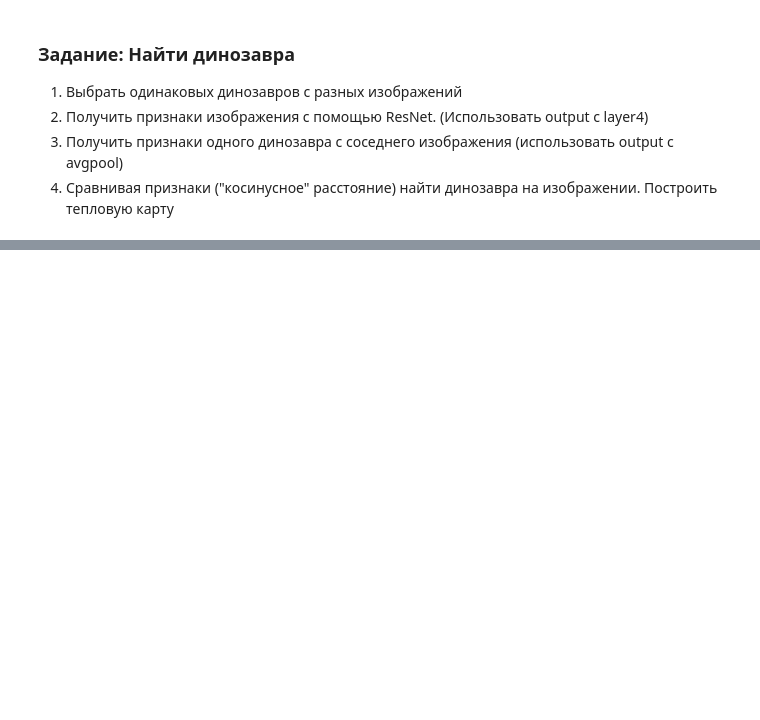
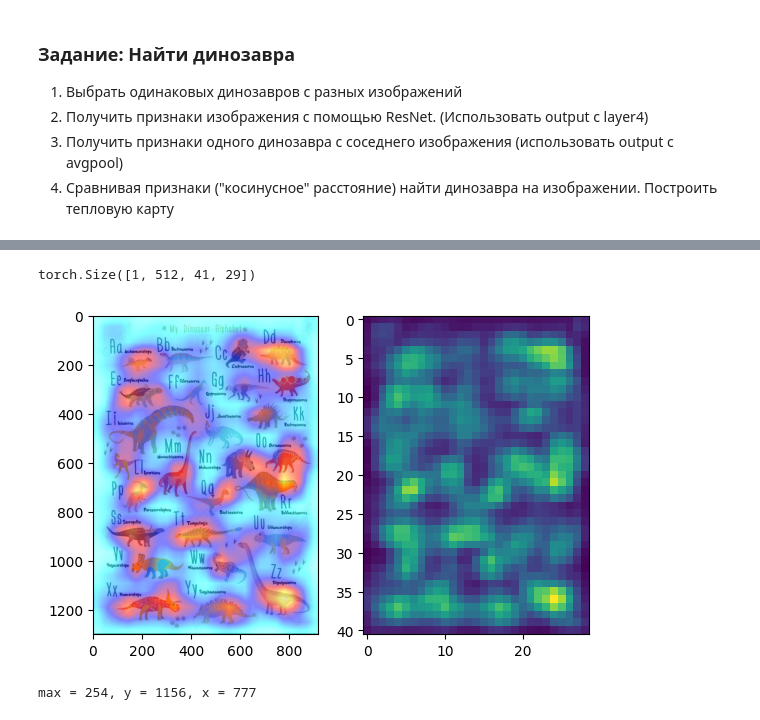
Before and after one commit to jul-os/PAC, a Jupyter notebook: Lab1_dino.ipynb, the cells around one changed output, grey strips where cells are left out. Cells and saved outputs as stored; diff of their text form; code cells hidden in the pictures; blank space fills up the shorter version.

```diff
--- a/Lab1_dino.ipynb
+++ b/Lab1_dino.ipynb
@@ -61,0 +184,56 @@ model.eval()
+# %%
+layer4_features = None
+
+test = cv2.cvtColor(
+    cv2.imread("/home/julia/Рабочий стол/code/PAC/images/Labs/I/abc.jpg"),
+    cv2.COLOR_BGR2RGB,
+)
+
+
+def get_features_map(module, inputs, output):
+    global layer4_features
+    layer4_features = output
+
+
+model.layer4.register_forward_hook(get_features_map)
+
+# Извлекаем признаки тестового изображения
+input_tensor = preprocess(test)
+model(input_tensor[None, :, :, :])
+image_features = layer4_features
+image_features.shape  # [1, 512, 35, 23]
+# %% [output]
+torch.Size([1, 512, 41, 29])
+# %%
+# Избавляемся от лишней размерности
+image_features = image_features.squeeze()
+template_features = template_features.squeeze()
+# Сохраняем размеры исходного тензора
+h, w = image_features.shape[1:]
+# Получаем heat_map
+image_features = image_features.view((template_features.shape[0], -1))
+heat_map = template_features @ image_features
+heat_map = heat_map.view((h, w))
+# Накладываем heat_map на тестовое изображение
+heat_map = heat_map - heat_map.min()
+heat_map = ((heat_map / heat_map.max()) * 255).byte()
+heat_map = heat_map.squeeze().cpu().detach().numpy()
+image_height, image_width = test.shape[:2]
+heat_map_resize = cv2.resize(heat_map.copy(), (image_width, image_height))
+heat_map_rgb = cv2.applyColorMap(heat_map_resize, cv2.COLORMAP_JET)
+heat_map_rgb = 255 - heat_map_rgb
+heat_map_rgb = heat_map_rgb.astype(np.uint8)
+inverted_heat_map = cv2.applyColorMap(heat_map_rgb, cv2.COLORMAP_JET)
+res = cv2.addWeighted(test, 0.5, inverted_heat_map, 0.5, 0)
+res = cv2.addWeighted(test, 0.5, heat_map_rgb, 0.5, 0)
+
+plt.subplot(1, 2, 1)
+plt.imshow(res)
+plt.subplot(1, 2, 2)
+plt.imshow(heat_map)
+plt.show()
+max = np.where(heat_map_resize == heat_map_resize.max())
+print(f"max = {heat_map_resize.max()}, y = {max[0][0]}, x = {max[1][0]}")
+# %% [output]
+[figure, added]
+max = 254, y = 1156, x = 777
```
Also changed, not shown: parts of 8 cells of this notebook, 1 other file.
